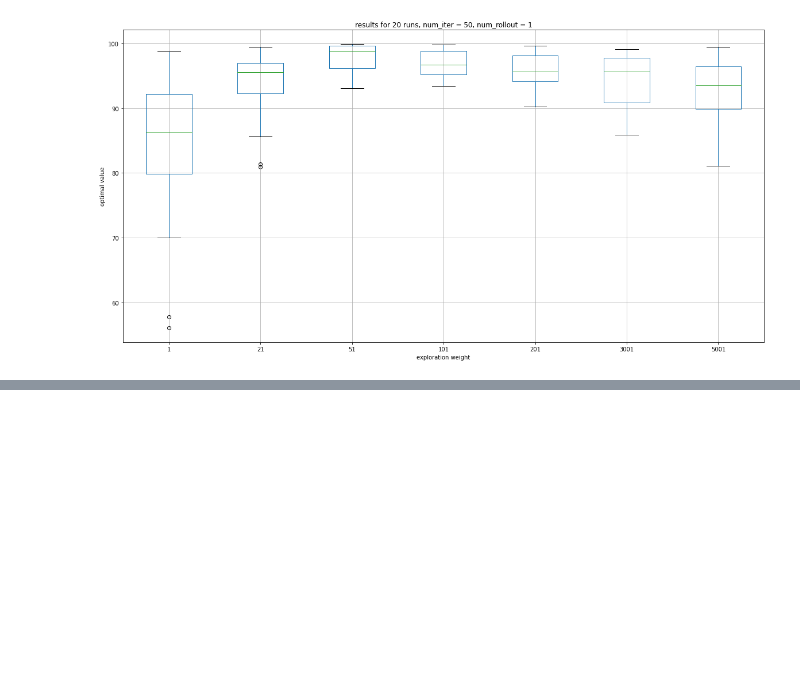
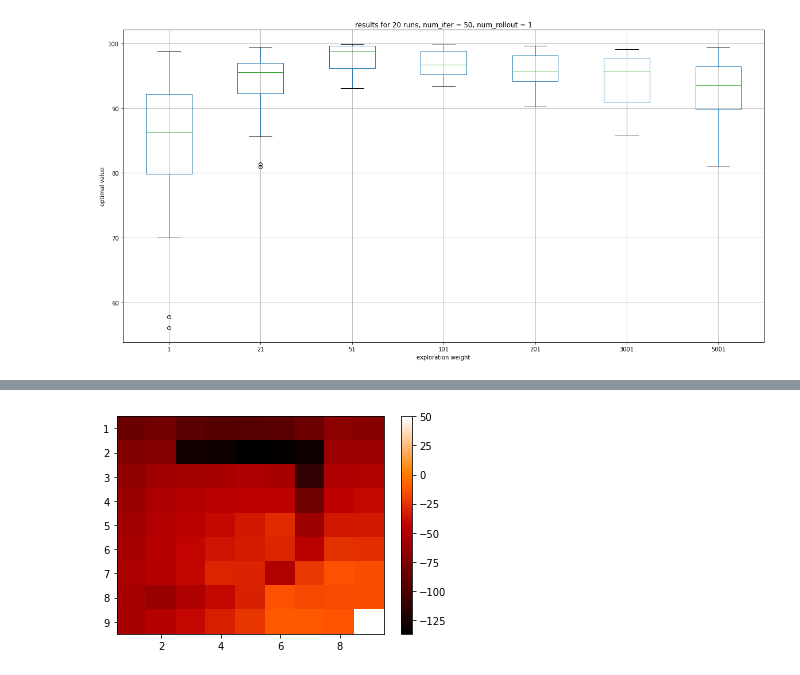
Before and after one commit to wlongxiang/mcts, a Jupyter notebook: experiment_notebook.ipynb, the cells around one changed output, grey strips where cells are left out. Saved outputs shown, nothing was run; the diff lists cells and outputs as text; code cells hidden in the pictures; blank space fills up the shorter version.

```diff
--- a/experiment_notebook.ipynb
+++ b/experiment_notebook.ipynb
@@ -137,0 +140,7 @@ Text(0.5, 1.0, 'results for 20 runs, num_iter = 50, num_rollout = 1')
+# %%
+import matplotlib.pyplot as plt
+
+from gridworld import GridworldEnv, mc_policy_evaluation_random_policy
+
+env = GridworldEnv((9, 9))
+env._render(mode="human")
@@ -137,0 +157,3 @@ Text(0.5, 1.0, 'results for 20 runs, num_iter = 50, num_rollout = 1')
+# %%
+V_sorted = mc_policy_evaluation_random_policy(env,10000)
+V_sorted
@@ -137,0 +178,18 @@ Text(0.5, 1.0, 'results for 20 runs, num_iter = 50, num_rollout = 1')
+# %%
+
+V_plot = np.array([v for state, v in V_sorted])
+
+
+def plot_gridworld_value(V):
+    plt.figure()
+    x = np.arange(0.5, 10, 1)  # len = 9
+    y = np.arange(0.5, 10, 1)  # len = 9
+    c = plt.pcolormesh(x, y,V, cmap="gist_heat")
+    plt.colorbar(c)
+    plt.gca().invert_yaxis()  # In the array, first row = 0 is on top
+
+
+# Making a plot always helps
+plot_gridworld_value(V_plot.reshape(env.shape))
+# %% [output]
+[figure, added]
```
Also changed, not shown: parts of 5 cells of this notebook, 1 other file.
